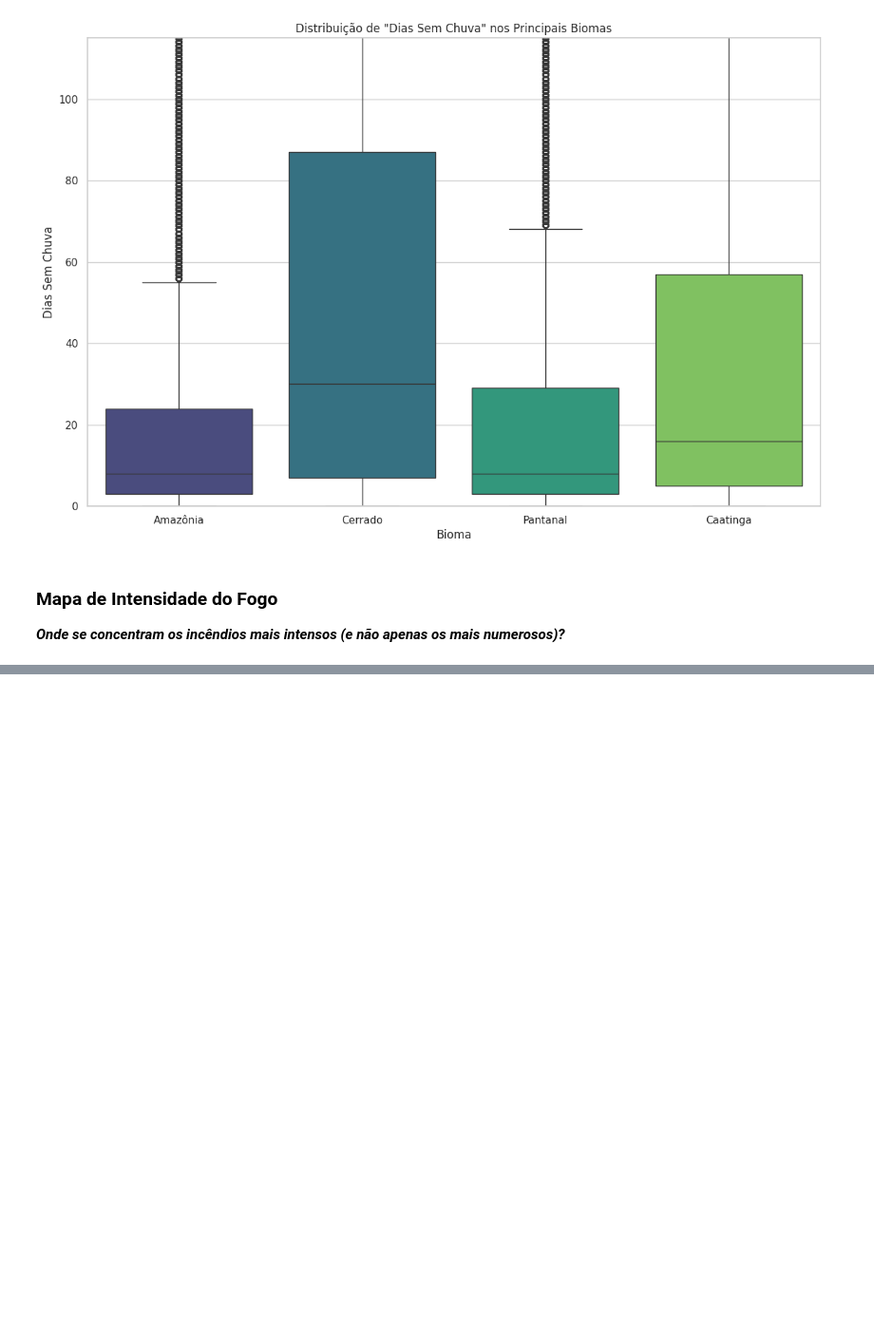
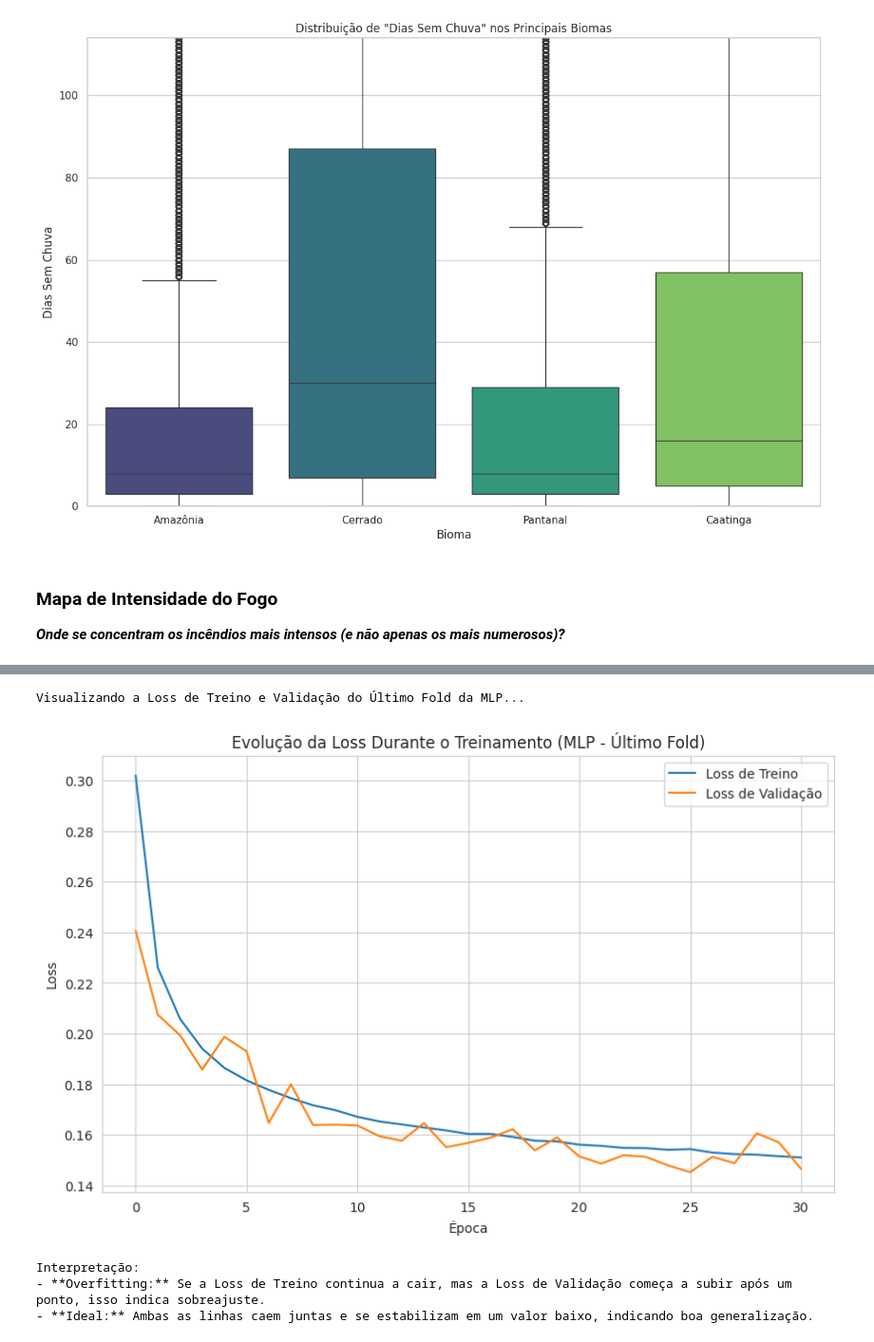
Before and after one commit to marcovsilva/projeto_predi-o_analise_focos_queimadas, a Jupyter notebook: predição_analise_focos_queimadas.ipynb, the cells around one changed output, grey strips where cells are left out. Shown at 95% size. Saved outputs shown, nothing was run; the diff lists cells and outputs as text; code cells hidden in the pictures; blank space fills up the shorter version.

```diff
--- a/predição_analise_focos_queimadas.ipynb
+++ b/predição_analise_focos_queimadas.ipynb
@@ -1082,0 +1924,42 @@ Tabela de comparação salva com sucesso!
+# %%
+import matplotlib.pyplot as plt
+import seaborn as sns
+import pandas as pd
+import numpy as np
+
+if 'histories' in locals() and len(histories) > 0:
+    # Seleciona o histórico do último fold
+    history = histories[-1]
+
+    # Verificar se o objeto history contém as chaves necessárias
+    if history and 'loss' in history.history and 'val_loss' in history.history:
+        print("\nVisualizando a Loss de Treino e Validação do Último Fold da MLP...")
+
+        # Configuração do estilo (opcional, mas melhora a aparência)
+        sns.set_style("whitegrid")
+
+        # Criar o gráfico da loss
+        plt.figure(figsize=(10, 6))
+        plt.plot(history.history['loss'], label='Loss de Treino')
+        plt.plot(history.history['val_loss'], label='Loss de Validação')
+        plt.title('Evolução da Loss Durante o Treinamento (MLP - Último Fold)')
+        plt.xlabel('Época')
+        plt.ylabel('Loss')
+        plt.legend()
+        plt.grid(True)
+        plt.savefig('evolucao_loss_ultimo_fold_mlp.png', dpi=300)  # Adicionado para salvar o gráfico
+        plt.show()
+
+        print("\nInterpretação:")
+        print("- **Overfitting:** Se a Loss de Treino continua a cair, mas a Loss de Validação começa a subir após um ponto, isso indica sobreajuste.")
+        print("- **Ideal:** Ambas as linhas caem juntas e se estabilizam em um valor baixo, indicando boa generalização.")
+    else:
+        print("\nNão foi possível gerar o gráfico de Loss. O objeto 'history' está incompleto ou não contém as chaves esperadas.")
+else:
+    print("\nNão foi possível gerar o gráfico de Loss. O objeto 'histories' não foi encontrado ou está vazio.")
+# %% [output]
+Visualizando a Loss de Treino e Validação do Último Fold da MLP...
+[figure, added]
+Interpretação:
+- **Overfitting:** Se a Loss de Treino continua a cair, mas a Loss de Validação começa a subir após um ponto, isso indica sobreajuste.
+- **Ideal:** Ambas as linhas caem juntas e se estabilizam em um valor baixo, indicando boa generalização.
```
Also changed, not shown: parts of 34 cells of this notebook.
